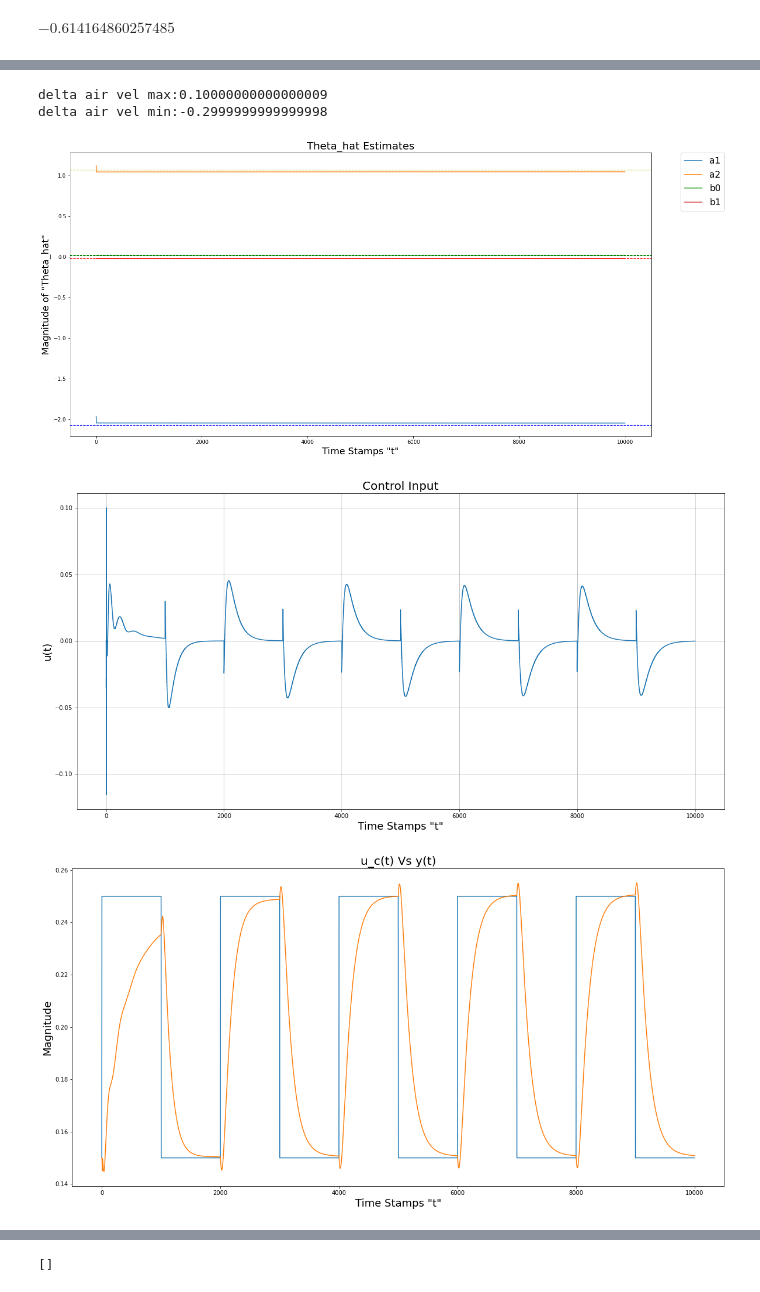
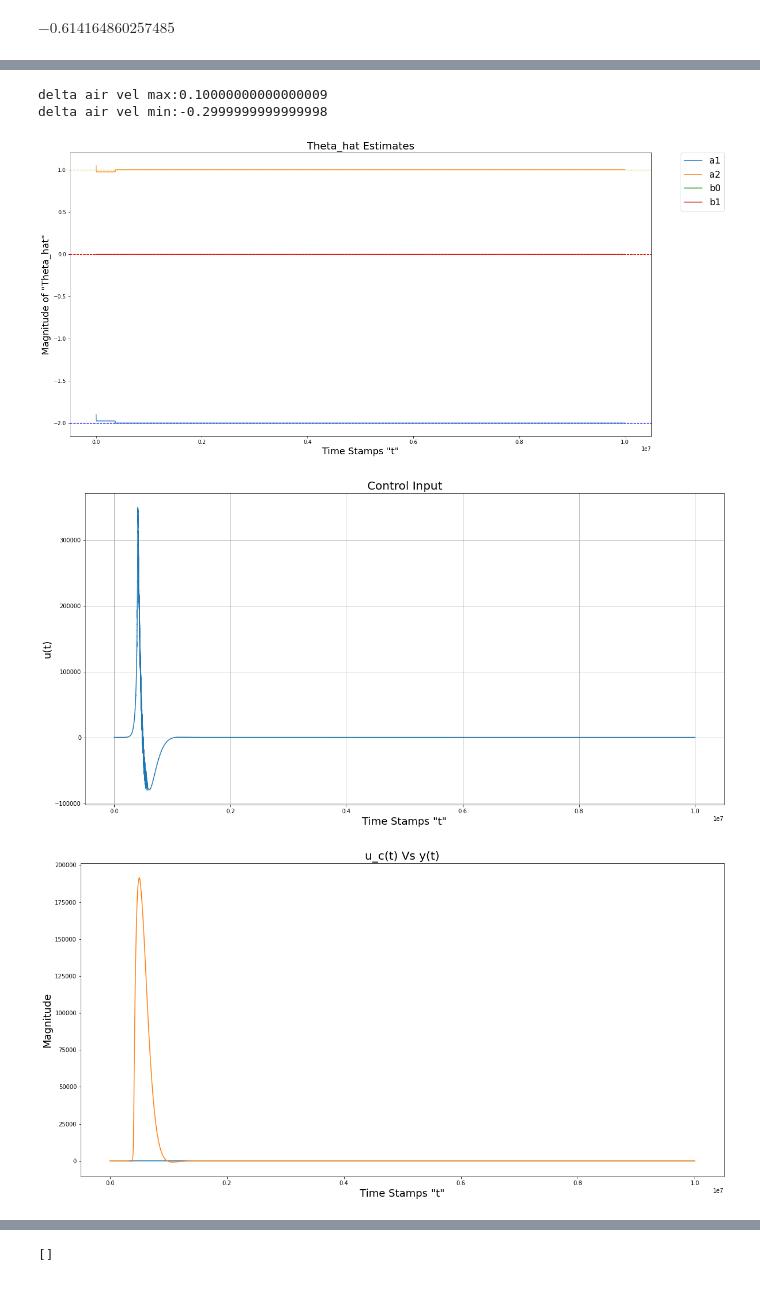
Before and after one commit to derekboase/ELG7113, a Jupyter notebook: system_models/clive_model/clive_model.ipynb, the cells around one changed output, grey strips where cells are left out. Cells and saved outputs as stored; diff of their text form; code cells hidden in the pictures.

Commit message:
Increased sample time to 10 us(commented out restrictions on the control signal u).

```diff
--- a/system_models/clive_model/clive_model.ipynb
+++ b/system_models/clive_model/clive_model.ipynb
@@ -301,7 +301,7 @@ $u(t) = \;${{uk}}
 # %%
 zeta_val = 1
 omega_val = 1
-T_val = 0.01
+T_val = 10e-6
 
 # values for simulation only vvvvvvvvvvvvvvvvvvvv
 b_val = 6.58436748684758
@@ -398,11 +398,13 @@ $\displaystyle -0.614164860257485$
 $\displaystyle 4.34441268051278 u(k-1) - 0.145468979303478 u_{c}(k) - 267.123423905888 y(k) + 267.414361864492 y(k-1)$
 # %%
 # Tunable components vvvvvvvvvvvvvvvvvvvvvvvvvvvvvvvv
-sample_depth = 10000
+sample_depth = 10000*1000
 starting_samples = 2
 
 start_y = 0.15 # in meters
 start_u = 0
+min_uc = 0.15
+max_uc = 0.25
 
 v_eq = 2.8 # air vel at equilibrium
 air_vel_max = 2.9
@@ -428,8 +430,8 @@ theta_hat = [np.array([a1_val_est, a2_val_est, b0_val_est, b1_val_est]).reshape(
 # System input TODO*********************************************************
 sample_range = range(sample_depth)
 t = [i for i in sample_range]
-u_c = np.ones(sample_depth)*.25
-u_c[np.where([m.sin(t[i]*m.pi/1000)<=0 for i in sample_range])] = 0.15
+u_c = np.ones(sample_depth)*max_uc
+u_c[np.where([m.sin(t[i]*m.pi/(1000*1000))<=0 for i in sample_range])] = min_uc
 
 y = [start_y]*starting_samples
 u = [start_u]*starting_samples
@@ -450,21 +452,21 @@ for k in range(starting_samples ,sample_depth):
     p_res.append(p)
     theta_hat.append(theta_hat[-1] + K*(y[k] - phi.T@theta_hat[-1]))
 
-    u_temp = np.reshape(uk_func(u[k-1], u_c[k], y[k], y[k-1],
-                                theta_hat[-1][0], theta_hat[-1][1],
-                                theta_hat[-1][2], theta_hat[-1][3])[0], ())
-#     print(f"u temp = {u_temp}")
-    if (u_temp > del_air_vel_max):
-        u.append(del_air_vel_max)
-    elif (u_temp < del_air_vel_min):
-        u.append(del_air_vel_min)
-    else:
-        u.append(u_temp)
+#     u_temp = np.reshape(uk_func(u[k-1], u_c[k], y[k], y[k-1],
+#                                 theta_hat[-1][0], theta_hat[-1][1],
+#                                 theta_hat[-1][2], theta_hat[-1][3])[0], ())
+# #     print(f"u temp = {u_temp}")
+#     if (u_temp > del_air_vel_max):
+#         u.append(del_air_vel_max)
+#     elif (u_temp < del_air_vel_min):
+#         u.append(del_air_vel_min)
+#     else:
+#         u.append(u_temp)
 
 
-#     u.append(np.reshape(uk_func(u[k-1], u_c[k], y[k], y[k-1],
-#                                 theta_hat[-1][0], theta_hat[-1][1],
-#                                 theta_hat[-1][2], theta_hat[-1][3])[0], ()))
+    u.append(np.reshape(uk_func(u[k-1], u_c[k], y[k], y[k-1],
+                                theta_hat[-1][0], theta_hat[-1][1],
+                                theta_hat[-1][2], theta_hat[-1][3])[0], ()))
 
 
 # ploting of estimated parameters
@@ -496,34 +498,34 @@ plt_rng = 1000
 # plt.xlabel('Time Stamps "t"', fontsize=18)
 # plt.grid()
 # plt.show()
 
 # # ploting of input vs output
 # plt.plot(t[:plt_rng],u_c[:plt_rng])
 # plt.plot(t[:plt_rng],y[:plt_rng])
 # plt.title('u_c(t) Vs y(t)', fontsize=20)
 # plt.ylabel('Magnitude', fontsize=18)
 # plt.xlabel('Time Stamps "t"', fontsize=18)
 # plt.show()
 
 # ploting of control sig
 plt.step(t,u)
 plt.title('Control Input', fontsize=20)
 plt.ylabel('u(t)', fontsize=18)
 plt.xlabel('Time Stamps "t"', fontsize=18)
 plt.grid()
 plt.show()
 
 # ploting of input vs output
 plt.plot(t,u_c)
 plt.plot(t,y)
 plt.title('u_c(t) Vs y(t)', fontsize=20)
 plt.ylabel('Magnitude', fontsize=18)
 plt.xlabel('Time Stamps "t"', fontsize=18)
 plt.show()
 # %% [output]
 delta air vel max:0.10000000000000009
 delta air vel min:-0.2999999999999998
-[figure, old version]
+[figure, new version]
-[figure, old version]
+[figure, new version]
-[figure, old version]
+[figure, new version]
 # %%
```
Also changed, not shown: parts of 2 cells of this notebook.
